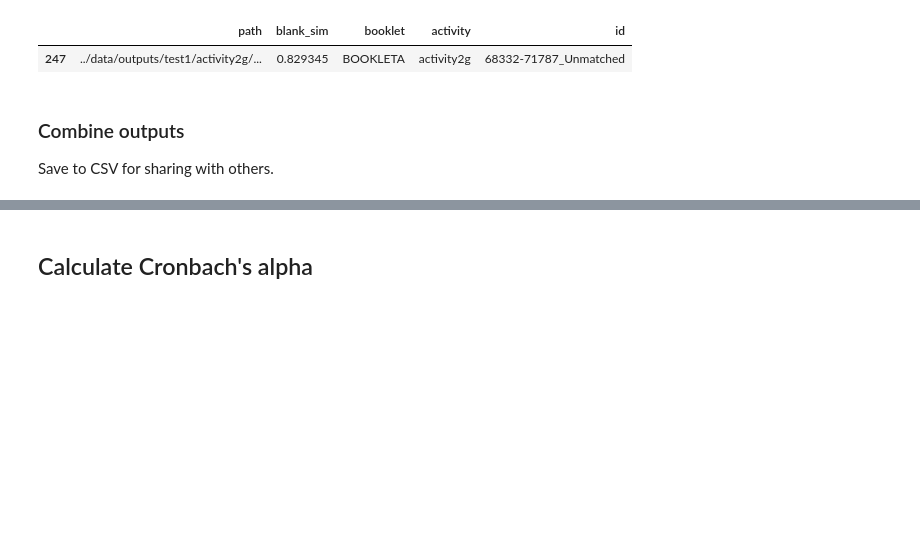
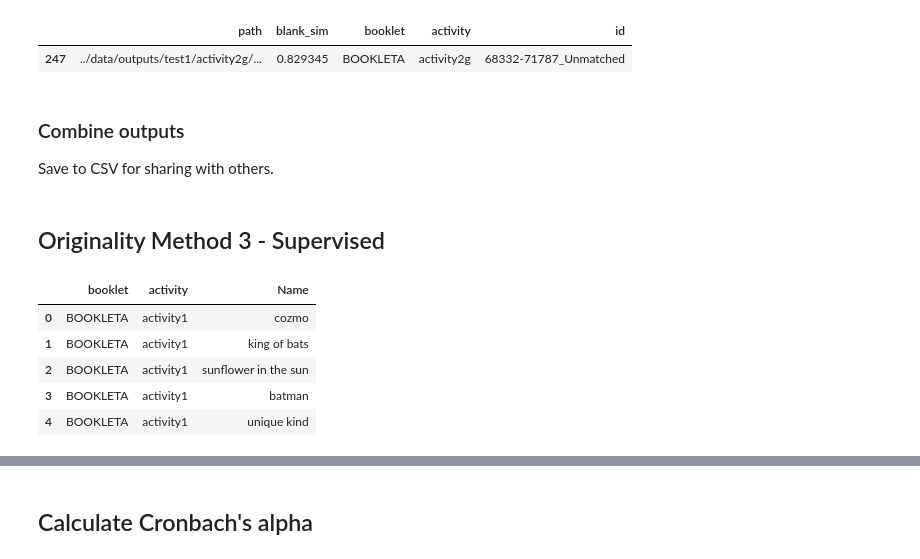
Before and after one commit to massivetexts/motes-figural, a Jupyter notebook: notebooks/measures/clip.ipynb, the cells around one changed output, grey strips where cells are left out. Saved outputs shown, nothing was run; the diff lists cells and outputs as text; code cells hidden in the pictures; blank space fills up the shorter version.

```diff
--- a/notebooks/clip.ipynb
+++ b/notebooks/measures/clip.ipynb
@@ -189,3 +192,16 @@ avgsim = pd.read_parquet('../data/avg_sims.parquet')
 elab = pd.read_parquet('../data/elaboration.parquet')
 combined = blanksim.merge(avgsim).merge(elab)
 combined.to_csv('../data/ttct_figural_booka_stats.csv')
+# %% [markdown]
+## Originality Method 3 - Supervised
+# %%
+ref = pd.read_excel('../data/Preliminary_analyses.xlsx')
+ref = ref[['booklet', 'activity', 'Name']]
+ref.head()
+# %% [output]
+|  | booklet | activity | Name |
+| 0 | BOOKLETA | activity1 | cozmo |
+| 1 | BOOKLETA | activity1 | king of bats |
+| 2 | BOOKLETA | activity1 | sunflower in the sun |
+| 3 | BOOKLETA | activity1 | batman |
+| 4 | BOOKLETA | activity1 | unique kind |
```
Also changed, not shown: parts of 5 cells of this notebook, 5 other files.
